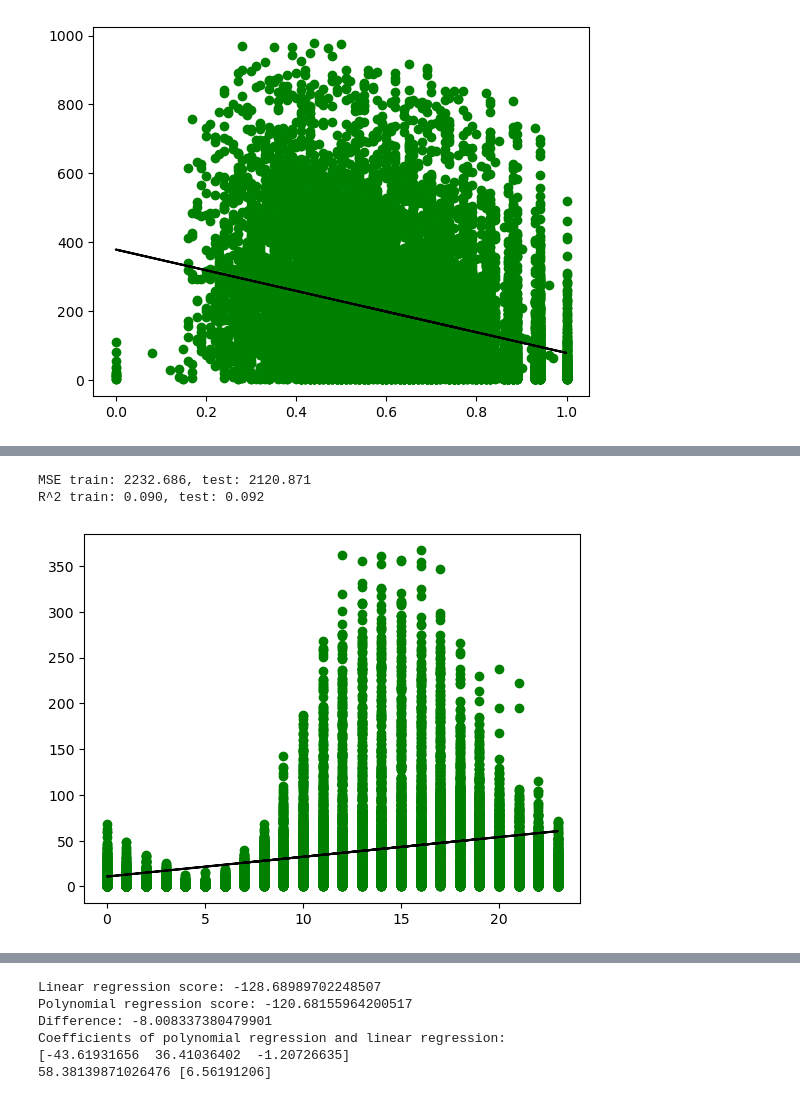
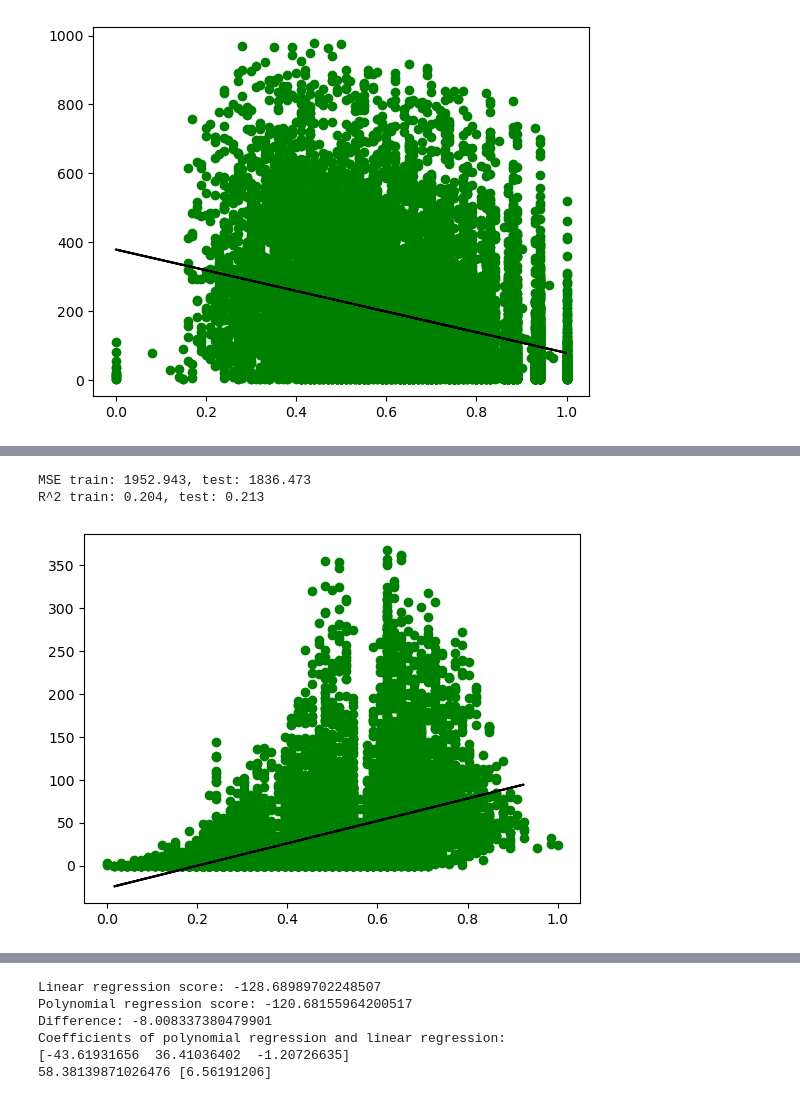
Before and after one commit to cdb8675309/Sprint-1, a Jupyter notebook: P3_S1.ipynb, the cells around one changed output, grey strips where cells are left out. Drawn from its saved outputs; the diff is of its cells as text; code cells hidden in the pictures.

```diff
--- a/P3_S1.ipynb
+++ b/P3_S1.ipynb
@@ -1069,0 +1119,8 @@ R^2 train: 0.137, test: 0.152
+# %%
+Hour = np.array(cabi_hr['hr']).reshape((-1, 1))
+Hour
+Working_Day = np.array(cabi_hr['workingday']).reshape((-1,1))
+Working_Day
+
+ATemp = np.array(cabi_hr['atemp']).reshape((-1,1))
+ATemp
@@ -1070,5 +1135,5 @@ R^2 train: 0.137, test: 0.152
 # %%
-# WIP simple linear regression for time of day for casuals, with rsquared and MSE
+# WIP simple linear regression for atemp for casuals, with rsquared and MSE
 import numpy as np
 from sklearn.linear_model import LinearRegression
 from sklearn.pipeline import make_pipeline
@@ -1079,35 +1144,36 @@ from sklearn.metrics import r2_score
 from sklearn.metrics import mean_absolute_error, mean_squared_error
 
 
-X = np.array(cabi_hr['hr']).reshape((-1, 1))
+#X = np.array(cabi_hr['hr']).reshape((-1, 1))
+X=ATemp
 y = cabi_hr['casual']
 x_train, x_test, y_train, y_test = train_test_split(
     X, y, test_size=0.2, random_state=10)
 
 # Fit a pipeline using Training dataset and related labels
 #
 pipeline = make_pipeline(LinearRegression())
 pipeline.fit(x_train, y_train)
 #
 # Calculate the predicted value for training and test dataset
 #
 y_train_pred = pipeline.predict(x_train)
 y_test_pred = pipeline.predict(x_test)
 #
 # Mean Squared Error
 #
 print('MSE train: %.3f, test: %.3f' % (mean_squared_error(
     y_train, y_train_pred), mean_squared_error(y_test, y_test_pred)))
 #
 # R-Squared
 #
 print('R^2 train: %.3f, test: %.3f' %
       (r2_score(y_train, y_train_pred), r2_score(y_test, y_test_pred)))
 plt.scatter(x_train, y_train,color='g')
 plt.plot(x_test, y_test_pred,color='k')
 
 plt.show()
 # %% [output]
-MSE train: 2232.686, test: 2120.871
-R^2 train: 0.090, test: 0.092
+MSE train: 1952.943, test: 1836.473
+R^2 train: 0.204, test: 0.213
-[figure, old version]
+[figure, new version]
```
Also changed, not shown: parts of 16 cells of this notebook.
